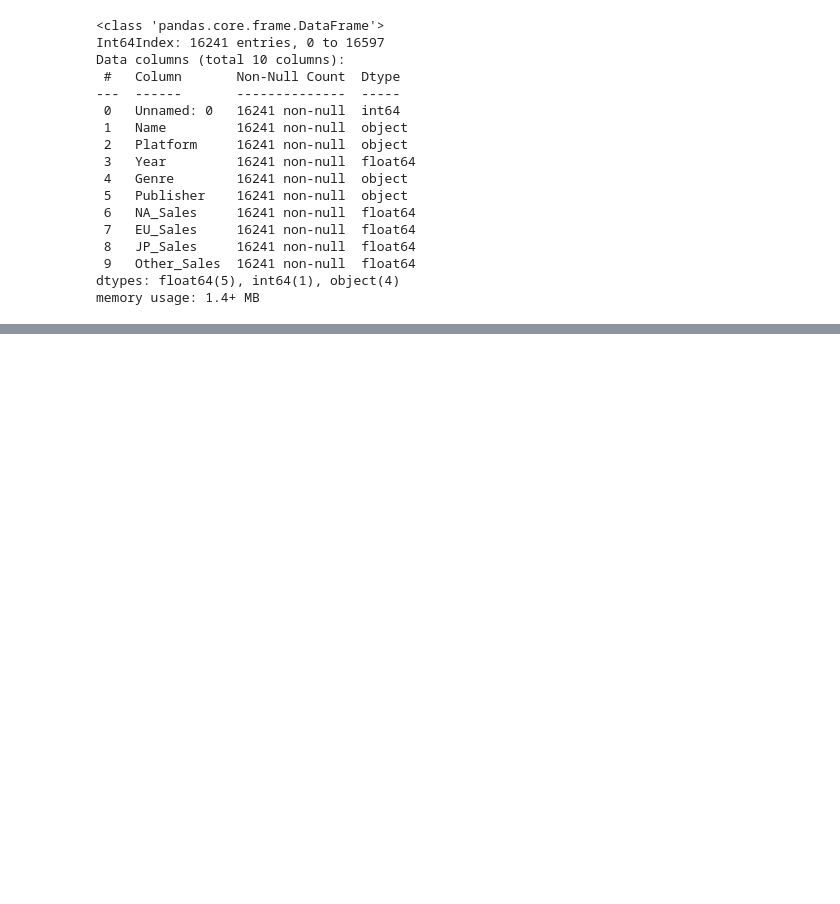
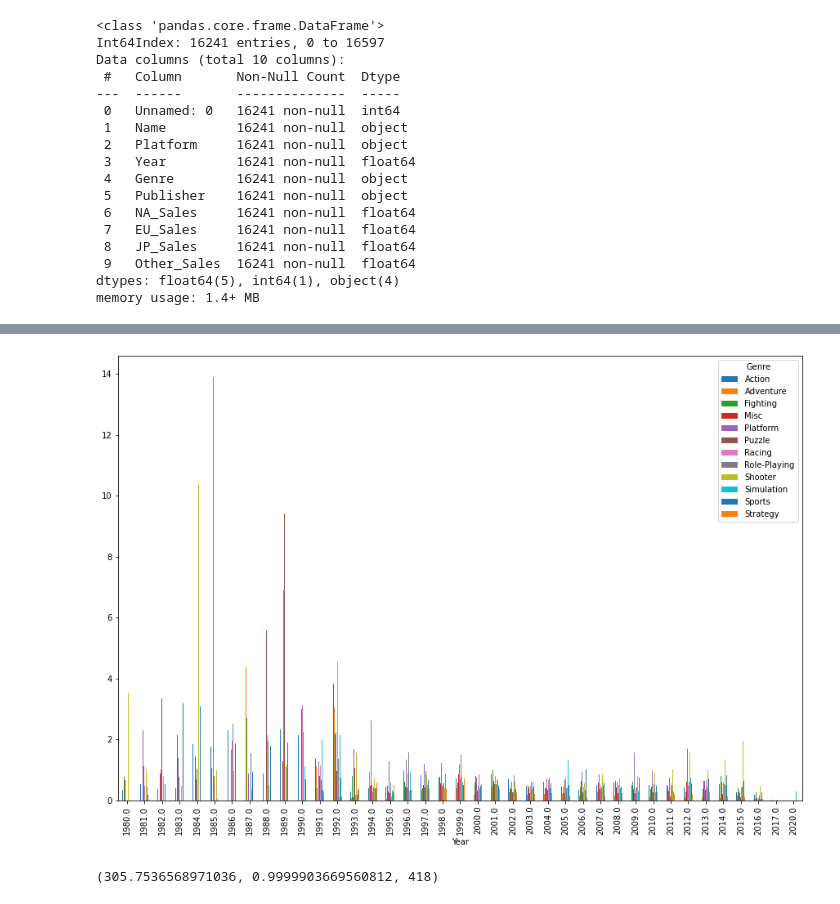
Before and after one commit to nojihun/save, a Jupyter notebook: AI_05_노지훈_section1.ipynb, the cells around one changed output, grey strips where cells are left out. Saved outputs shown, nothing was run; the diff lists cells and outputs as text; code cells hidden in the pictures; blank space fills up the shorter version.

```diff
--- a/AI_05_노지훈_section1.ipynb
+++ b/AI_05_노지훈_section1.ipynb
@@ -91,0 +152,10 @@ df.head()
+# %%
+df2= pd.DataFrame(df.groupby(['Year','Genre'])[['NA_Sales','EU_Sales', 'JP_Sales', 'Other_Sales']].mean())
+df2["sum"] = df2[['NA_Sales','EU_Sales', 'JP_Sales', 'Other_Sales']].sum(axis = 1)
+df2 = pd.DataFrame(df2['sum'])
+df2 = df2.reset_index()
+df2 = df2.pivot_table(index = 'Year', columns = 'Genre', values = 'sum')
+df2= df2.fillna(0)
+header = list(df2.columns.values)
+df2= df2.reset_index()
+df2
@@ -91,0 +180,5 @@ df.head()
+# %%
+df2.plot(x= 'Year', y= header, kind="bar",figsize=(15,10))
+plt.show()
+# %% [output]
+[figure, added]
@@ -91,0 +187,5 @@ df.head()
+# %%
+chi, p, n, static = chi2_contingency(df2)
+chi, p, n
+# %% [output]
+(305.7536568971036, 0.9999903669560812, 418)
```
Also changed, not shown: parts of 10 cells of this notebook.
